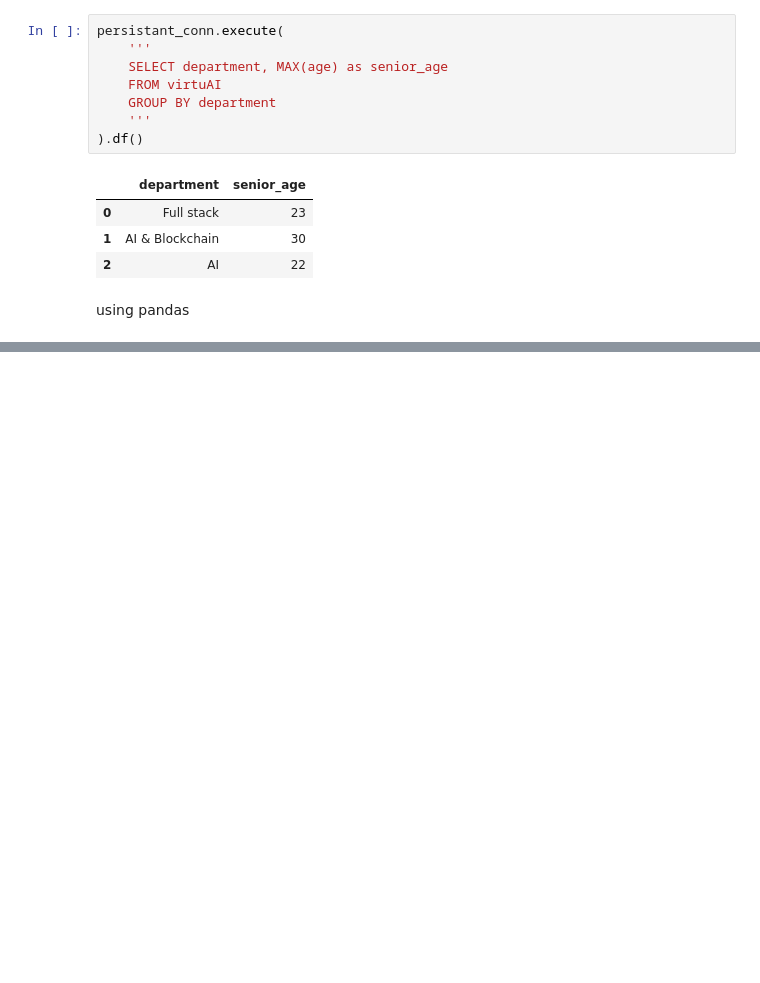
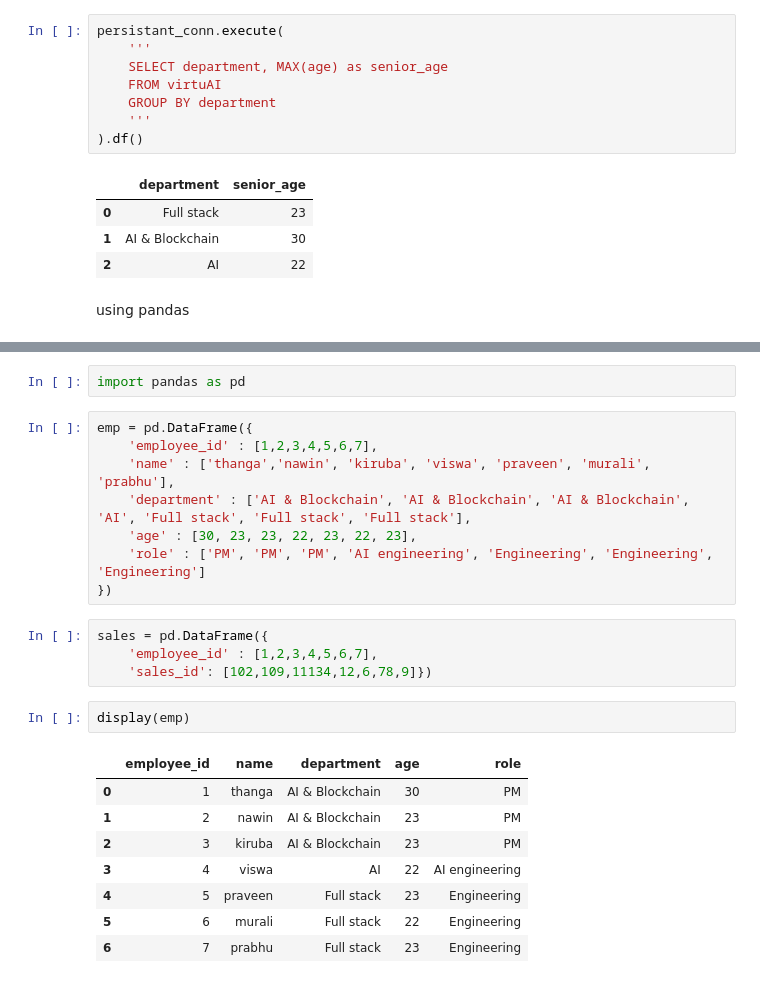
Before and after one commit to thanga-v2/DuckDb_Hands-on, a Jupyter notebook: DuckDB.ipynb, the cells around one changed output, grey strips where cells are left out. Cells and saved outputs as stored; diff of their text form; blank space fills up the shorter version.

```diff
--- a/DuckDB.ipynb
+++ b/DuckDB.ipynb
@@ -189,0 +198,25 @@ using pandas
+# %%
+import pandas as pd
+# %%
+emp = pd.DataFrame({
+    'employee_id' : [1,2,3,4,5,6,7],
+    'name' : ['thanga','nawin', 'kiruba', 'viswa', 'praveen', 'murali', 'prabhu'],
+    'department' : ['AI & Blockchain', 'AI & Blockchain', 'AI & Blockchain', 'AI', 'Full stack', 'Full stack', 'Full stack'],
+    'age' : [30, 23, 23, 22, 23, 22, 23],
+    'role' : ['PM', 'PM', 'PM', 'AI engineering', 'Engineering', 'Engineering', 'Engineering']
+})
+# %%
+sales = pd.DataFrame({
+    'employee_id' : [1,2,3,4,5,6,7],
+    'sales_id': [102,109,11134,12,6,78,9]})
+# %%
+display(emp)
+# %% [output]
+|  | employee_id | name | department | age | role |
+| 0 | 1 | thanga | AI & Blockchain | 30 | PM |
+| 1 | 2 | nawin | AI & Blockchain | 23 | PM |
+| 2 | 3 | kiruba | AI & Blockchain | 23 | PM |
+| 3 | 4 | viswa | AI | 22 | AI engineering |
+| 4 | 5 | praveen | Full stack | 23 | Engineering |
+| 5 | 6 | murali | Full stack | 22 | Engineering |
+| 6 | 7 | prabhu | Full stack | 23 | Engineering |
```
Also changed, not shown: parts of 9 cells of this notebook.
